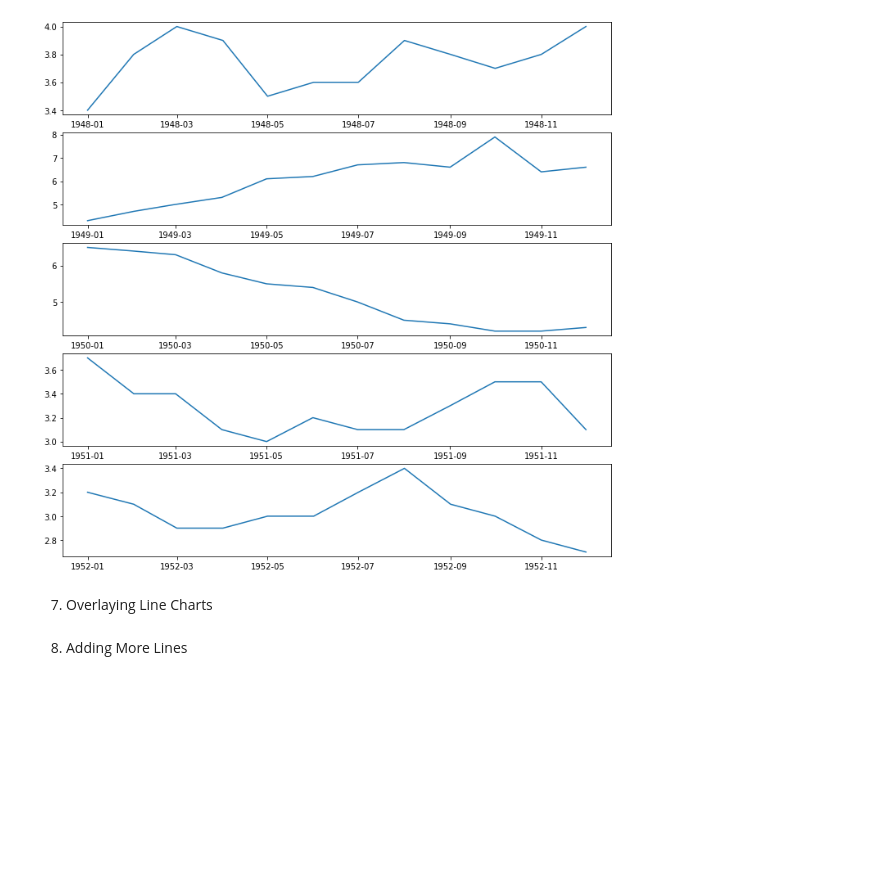
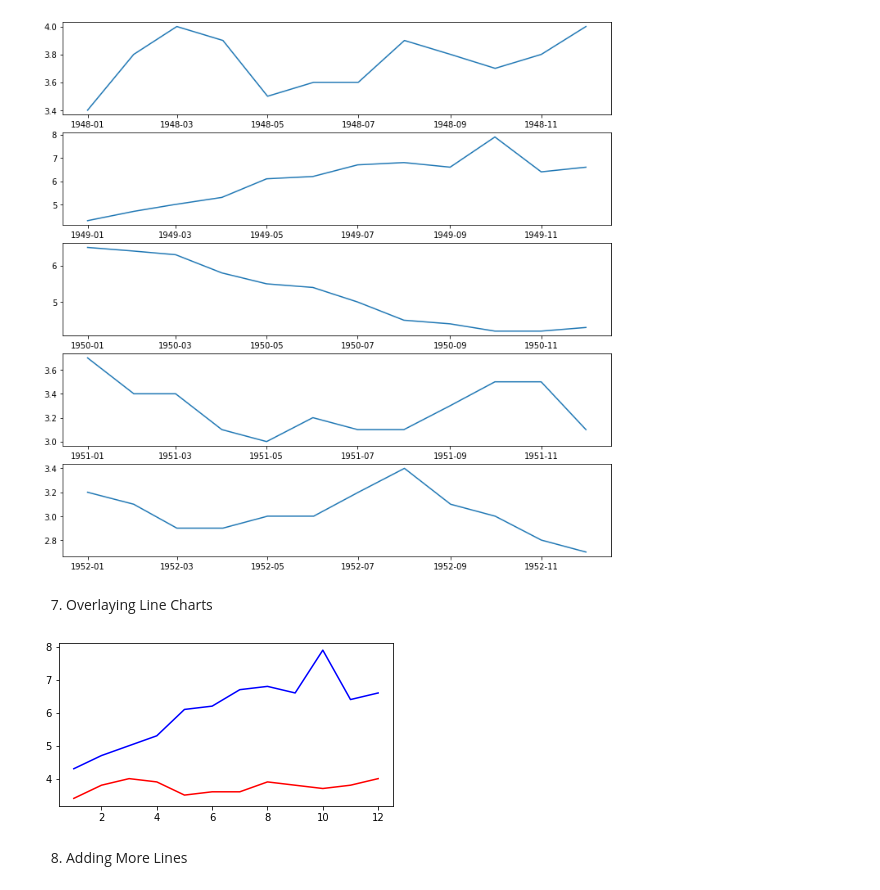
Before and after one commit to exopas95/DataQuest, a Jupyter notebook: 4.Data_Visualization/Practice2.ipynb, the cells around one changed output. Drawn from its saved outputs; the diff is of its cells as text; code cells hidden in the pictures; blank space fills up the shorter version.

Commit message:
Practice2 for Data_Visualization

```diff
--- a/4.Data_Visualization/Practice2.ipynb
+++ b/4.Data_Visualization/Practice2.ipynb
@@ -83,5 +83,15 @@ plt.show()
 [figure]
 # %% [markdown]
 7. Overlaying Line Charts
+# %%
+unrate['MONTH'] = unrate['DATE'].dt.month
+
+fig = plt.figure(figsize=(6,3))
+plt.plot(unrate[0:12]['MONTH'], unrate[0:12]["VALUE"],c="red")
+plt.plot(unrate[12:24]['MONTH'], unrate[12:24]["VALUE"], c="blue")
+
+plt.show()
+# %% [output]
+[figure, added]
 # %% [markdown]
 8. Adding More Lines
```
Also changed, not shown: parts of 1 cell of this notebook.
